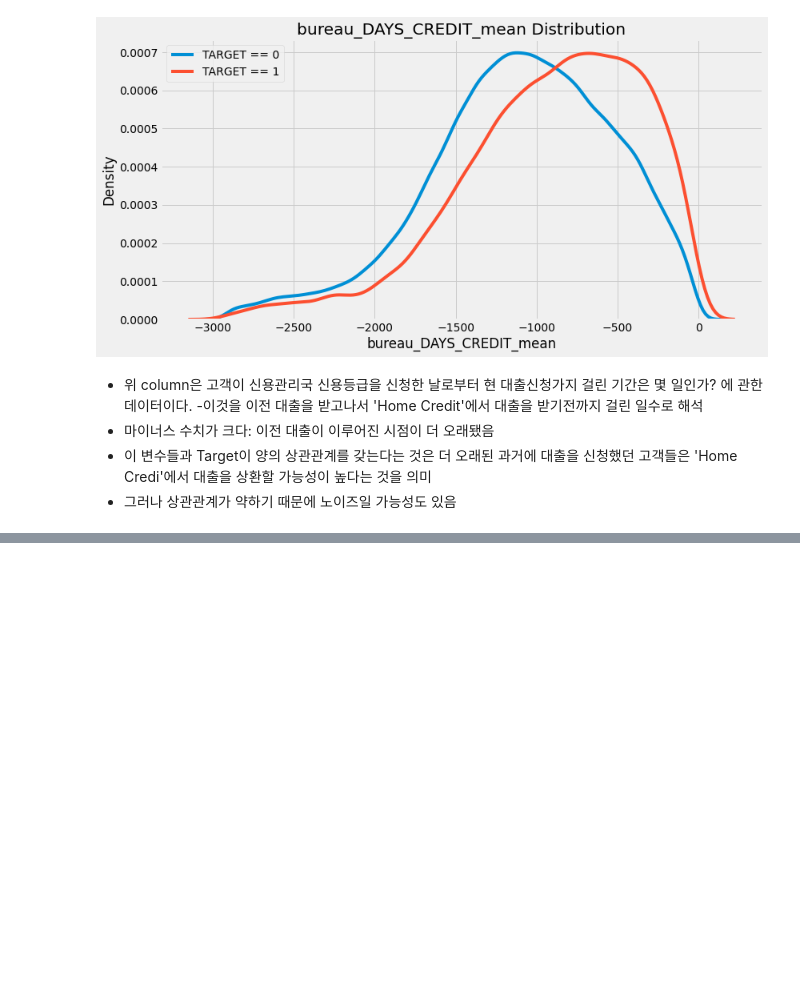
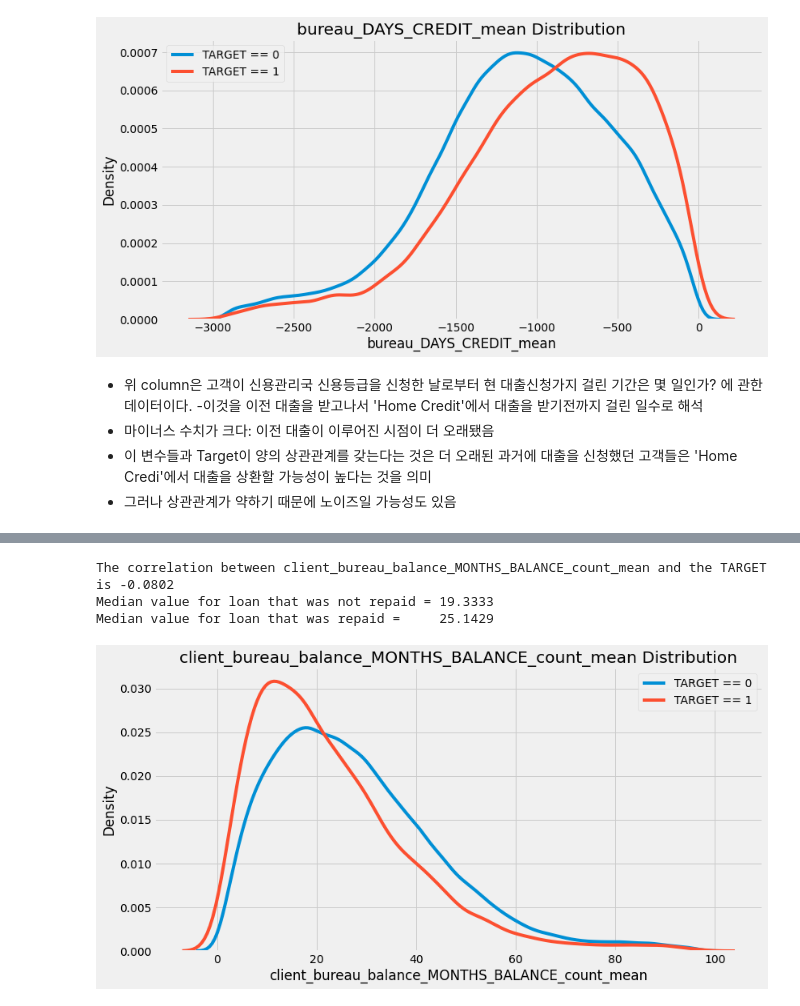
Before and after one commit to seokhee516/kaggle-practice, a Jupyter notebook: Binary classification/Home Credit Default Risk/Introduction to Manual Feature Engineering.ipynb, the cells around one changed output, grey strips where cells are left out. Cells and saved outputs as stored; diff of their text form; code cells hidden in the pictures; blank space fills up the shorter version.

Commit message:
수치데이터의 대표값 연산, 범주형 데이터 처리, Feature Engineering완료, Missing Values고려,상관계수

```diff
--- a/Binary classification/Home Credit Default Risk/Introduction to Manual Feature Engineering.ipynb
+++ b/Binary classification/Home Credit Default Risk/Introduction to Manual Feature Engineering.ipynb
@@ -317,0 +872,3 @@ Median value for loan that was repaid =     -1067.0000
+# %%
+missing_test = missing_values_table(test)
+missing_test.head(10)
@@ -317,0 +889,3 @@ Median value for loan that was repaid =     -1067.0000
+# %%
+missing_test_vars = list(missing_test.index[missing_test['% of Total Values'] > 90])
+len(missing_test_vars)
@@ -317,0 +894,3 @@ Median value for loan that was repaid =     -1067.0000
+# %%
+missing_columns = list(set(missing_test_vars + missing_train_vars))
+print('There are %d columns with more than 90%% missing in either the training or testing data.' % len(missing_columns))
@@ -317,0 +899,4 @@ Median value for loan that was repaid =     -1067.0000
+# %%
+# Drop the missing columns
+train = train.drop(columns = missing_columns)
+test = test.drop(columns = missing_columns)
@@ -317,0 +958,10 @@ Median value for loan that was repaid =     -1067.0000
+# %%
+# 원문에는 client_bureau_balance_counts_mean 을 사용하고 있지만 해당 변수가 없어,
+# 'client_bureau_balance_MONTHS_BALANCE_count_mean'으로 대체
+
+kde_target(var_name='client_bureau_balance_MONTHS_BALANCE_count_mean', df=train)
+# %% [output]
+The correlation between client_bureau_balance_MONTHS_BALANCE_count_mean and the TARGET is -0.0802
+Median value for loan that was not repaid = 19.3333
+Median value for loan that was repaid =     25.1429
+[figure, added]
```
Also changed, not shown: parts of 85 cells of this notebook.
